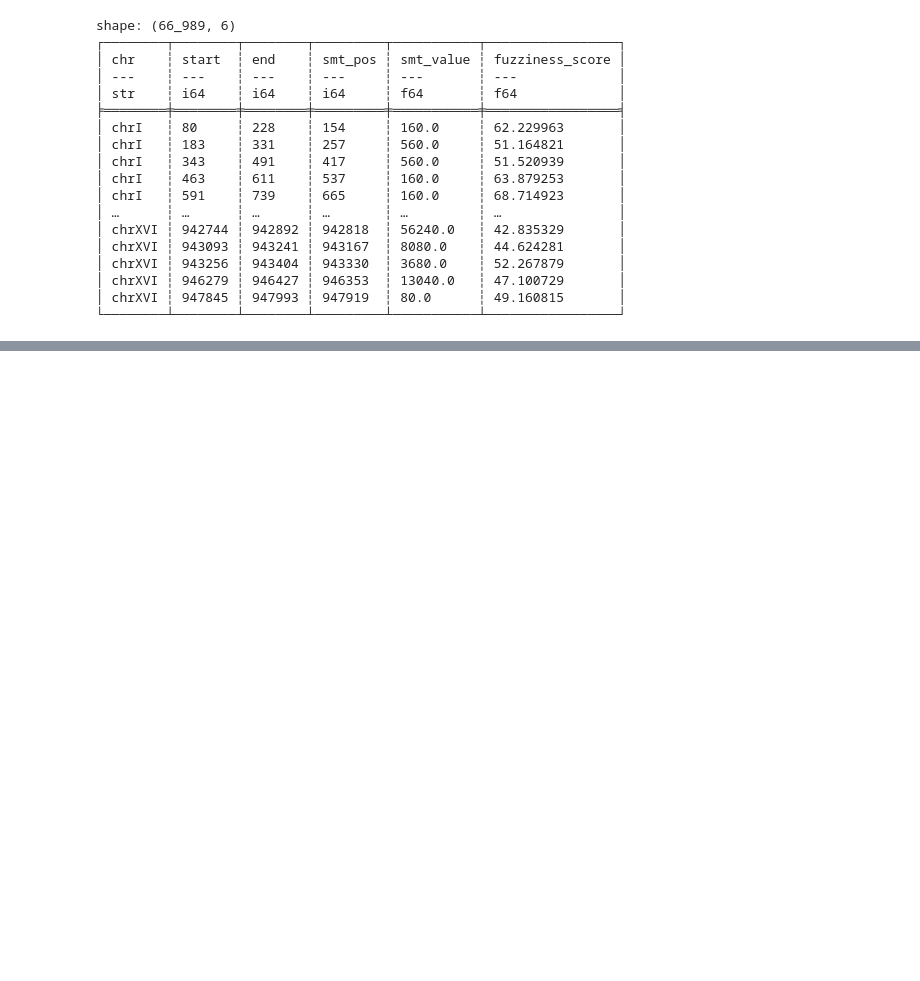
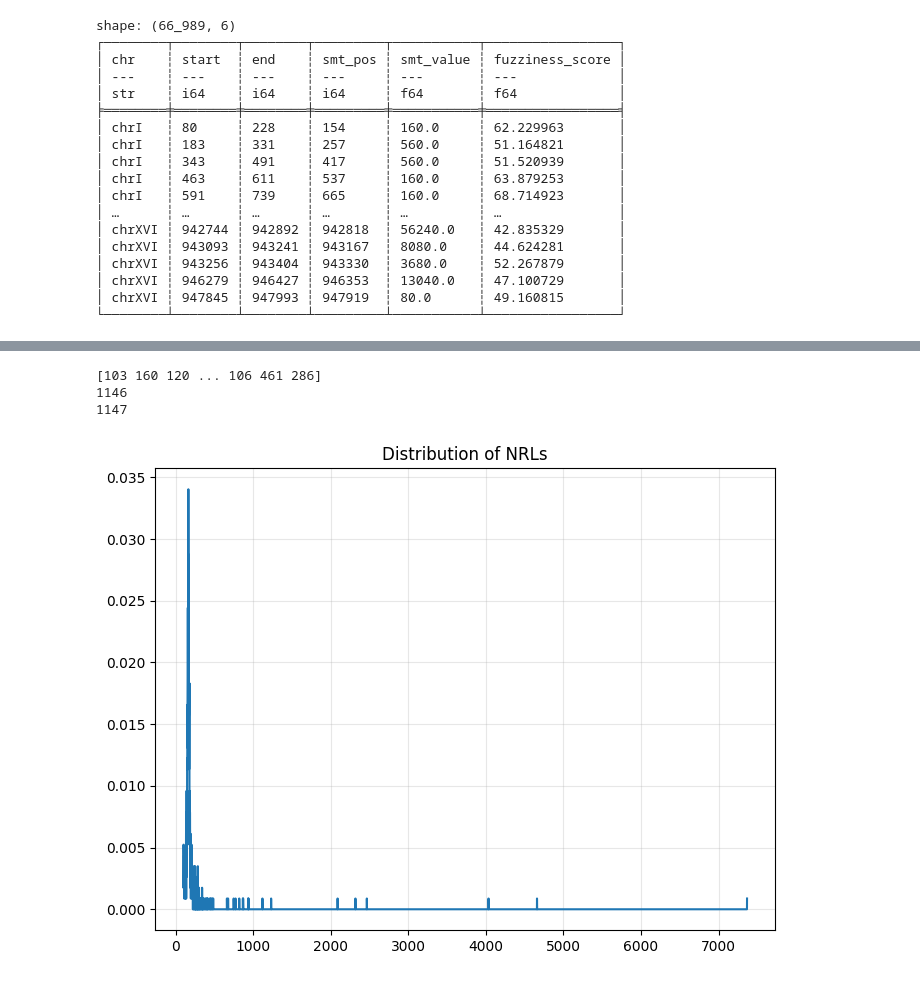
Before and after one commit to npelletbossot/Workspace, a Jupyter notebook: notebooks/figures/article_1/nuc.ipynb, the cells around one changed output, grey strips where cells are left out. Saved outputs shown, nothing was run; the diff lists cells and outputs as text; code cells hidden in the pictures; blank space fills up the shorter version.

```diff
--- a/notebooks/figures/article_1/nuc.ipynb
+++ b/notebooks/figures/article_1/nuc.ipynb
@@ -48,0 +120,41 @@ plt.show()
+# %%
+NRLs = np.diff(smt_pos)
+print(NRLs)
+
+print(len(NRLs))
+print(len(fuzziness_score))
+
+# # Distributions
+# fig, (ax1, ax2) = plt.subplots(ncols=2, nrows=1, figsize=(16, 6))
+
+x3,y3 = clc_distrib(
+    data=NRLs,
+    first_bin=np.min(NRLs),
+    last_bin=np.max(NRLs),
+    bin_width=1
+)
+plt.figure(figsize=(8,6))
+plt.plot(x3, y3)
+plt.title("Distribution of NRLs")
+plt.grid(True, which="both", alpha=0.3)
+# plt.loglog(True)
+plt.show()
+
+
+# x2,y2 = clc_distrib(
+#     data=fuzziness_score,
+#     first_bin=np.min(fuzziness_score),
+#     last_bin=np.max(fuzziness_score),
+#     bin_width=1
+# )
+# ax2.plot(x2, y2)
+# ax2.set_title("Distribution of the raw fuziness")
+# ax2.grid(True, which="both", alpha=0.3)
+
+# plt.tight_layout()
+# plt.show()
+# %% [output]
+[103 160 120 ... 106 461 286]
+1146
+1147
+[figure, added]
```
Also changed, not shown: parts of 7 cells of this notebook.
